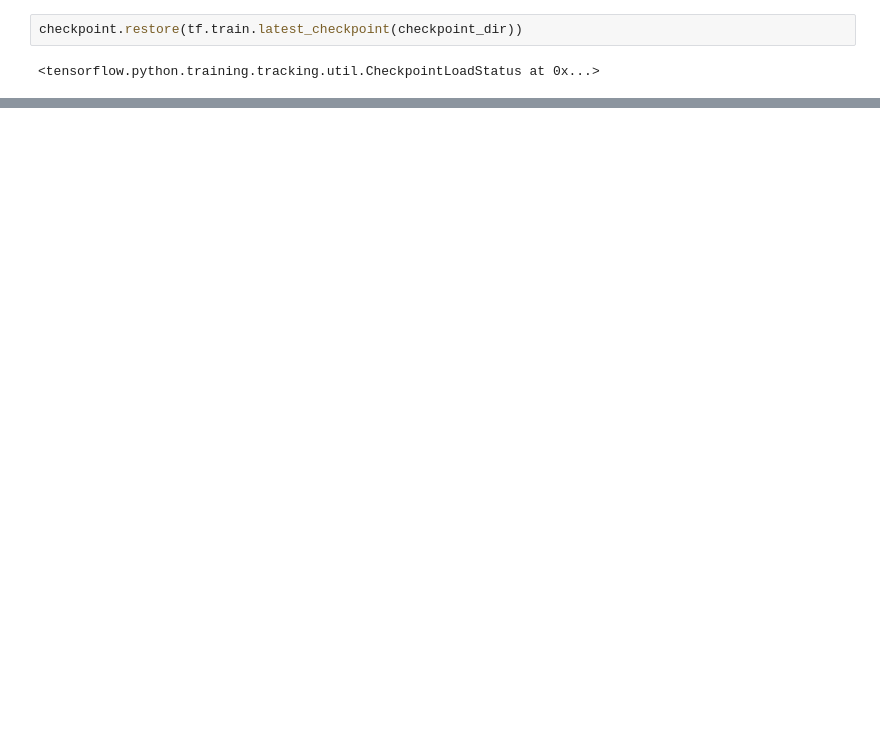
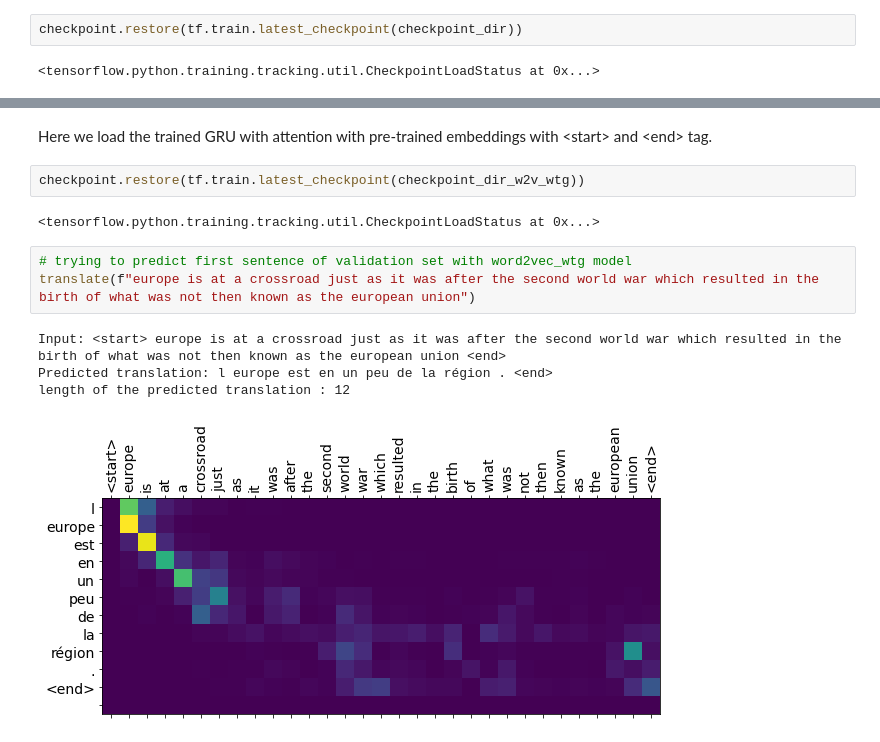
Before and after one commit to harmanpreet93/low-resource-machine-translation, a Jupyter notebook: notebooks/Attention.ipynb, the cells around one changed output, grey strips where cells are left out. Saved outputs shown, nothing was run; the diff lists cells and outputs as text; blank space fills up the shorter version.

Commit message:
GRU with attention and pre-trained word2vec embeddings

```diff
--- a/notebooks/Attention.ipynb
+++ b/notebooks/Attention.ipynb
@@ -585,0 +762,14 @@ Predicted translation: battez les ingénieurs . <end>
+# %% [markdown]
+Here we load the trained GRU with attention with pre-trained embeddings with \<start> and \<end> tag.
+# %%
+checkpoint.restore(tf.train.latest_checkpoint(checkpoint_dir_w2v_wtg))
+# %% [output]
+<tensorflow.python.training.tracking.util.CheckpointLoadStatus at 0x...>
+# %%
+# trying to predict first sentence of validation set with word2vec_wtg model
+translate(f"europe is at a crossroad just as it was after the second world war which resulted in the birth of what was not then known as the european union")
+# %% [output]
+Input: <start> europe is at a crossroad just as it was after the second world war which resulted in the birth of what was not then known as the european union <end>
+Predicted translation: l europe est en un peu de la région . <end>
+length of the predicted translation : 12
+[figure, added]
```
Also changed, not shown: parts of 41 cells of this notebook.
